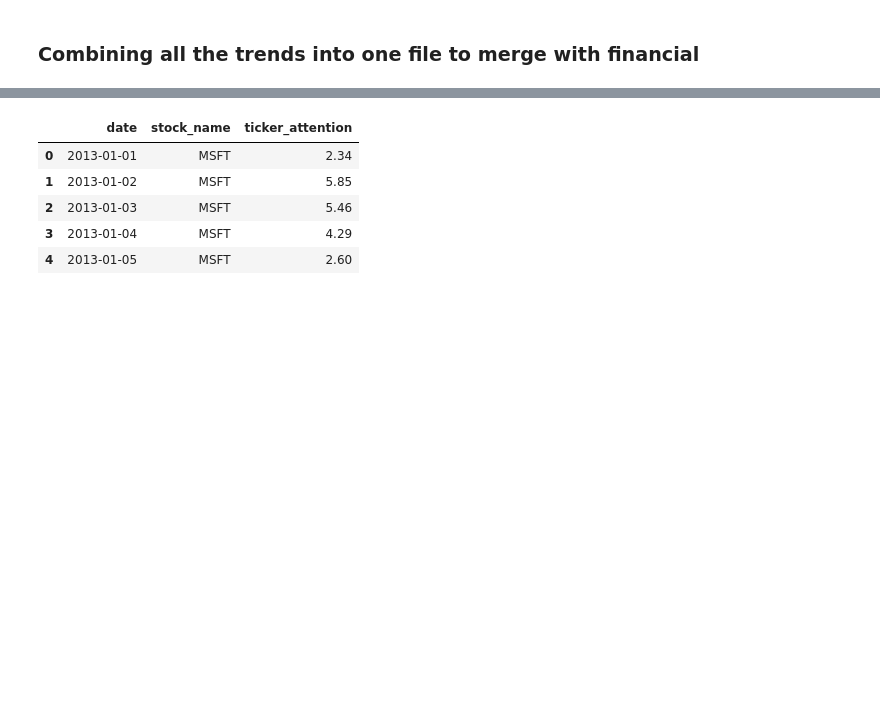
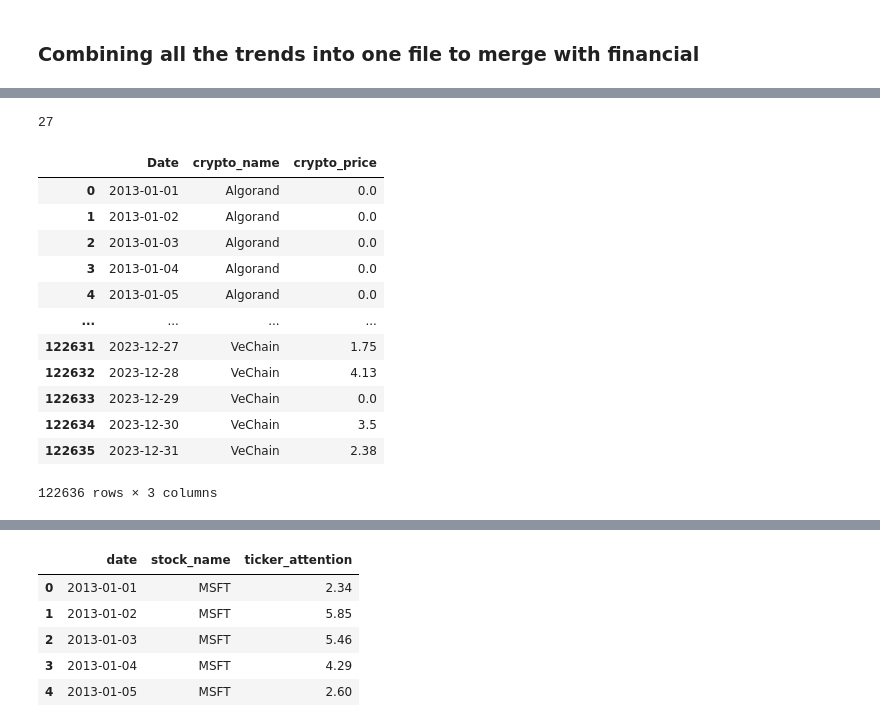
Before and after one commit to senaruetschlin/Investor_Attention, a Jupyter notebook: googletrends_AB_new.ipynb, the cells around one changed output, grey strips where cells are left out. Cells and saved outputs as stored; diff of their text form; code cells hidden in the pictures; blank space fills up the shorter version.

Commit message:
merged crypto data

```diff
--- a/googletrends_AB_new.ipynb
+++ b/googletrends_AB_new.ipynb
@@ -297,3 +299,39 @@ def merge_csv_files(input_file, folder_name, column_head, file_name):
 
     melted_df.to_csv(file_name, index=False)
     return melted_df
+# %%
+def test_function(input_file, folder_name, column_head, file_name):
+    dfs = []
+
+    for file in input_file:
+        file_path = os.path.join(folder_name, file)
+        if not os.path.exists(file_path):
+            print(f"Error: File '{file_path}' does not exist.")
+            continue
+
+        df = pd.read_csv(file_path)
+        df = df.rename(columns={'date': 'Date'})
+        # Assume df is your pandas DataFrame
+        new_columns = {col: col.split(' ')[0] for col in df.columns}
+
+        # Rename the columns using the new mapping
+        df = df.rename(columns=new_columns)
+            # Now, rename the second column
+        #df = df.rename(columns={column_name_to_change: new_column_name})
+
+        #df.rename(columns={df.columns[1]: 'new_name'}, inplace=True)
+        dfs.append(df) #creates a list of the dfs
+    #merged_df = dfs[0]
+    merged_df = pd.merge(dfs[0], dfs[1], on='Date', how='inner')
+
+    for i in range(2, 27):
+        merged_df = pd.merge(merged_df, dfs[i], on='Date', how='inner')
+        #merged_df.to_csv("google_price_trends.csv")
+
+    #for df in dfs[1:]:
+        #merged_df = pd.merge(merged_df, df, on='date')
+
+    melted_df = merged_df.melt(id_vars=['Date'], var_name='crypto_name', value_name=column_head)
+
+    melted_df.to_csv(file_name, index=False)
+    return melted_df
@@ -299,0 +365,20 @@ def merge_csv_files(input_file, folder_name, column_head, file_name):
+# %%
+len(cryptocurrency_trends_data)
+# %% [output]
+27
+# %%
+test_function(cryptocurrency_trends_data, 'google_trends/crypto_name_price', 'crypto_price', 'crypto_price_trends.csv')
+# %% [output]
+|  | Date | crypto_name | crypto_price |
+| 0 | 2013-01-01 | Algorand | 0.0 |
+| 1 | 2013-01-02 | Algorand | 0.0 |
+| 2 | 2013-01-03 | Algorand | 0.0 |
+| 3 | 2013-01-04 | Algorand | 0.0 |
+| 4 | 2013-01-05 | Algorand | 0.0 |
+| ... | ... | ... | ... |
+| 122631 | 2023-12-27 | VeChain | 1.75 |
+| 122632 | 2023-12-28 | VeChain | 4.13 |
+| 122633 | 2023-12-29 | VeChain | 0.0 |
+| 122634 | 2023-12-30 | VeChain | 3.5 |
+| 122635 | 2023-12-31 | VeChain | 2.38 |
+122636 rows × 3 columns
```
Also changed, not shown: parts of 28 cells of this notebook, 34 other files.
